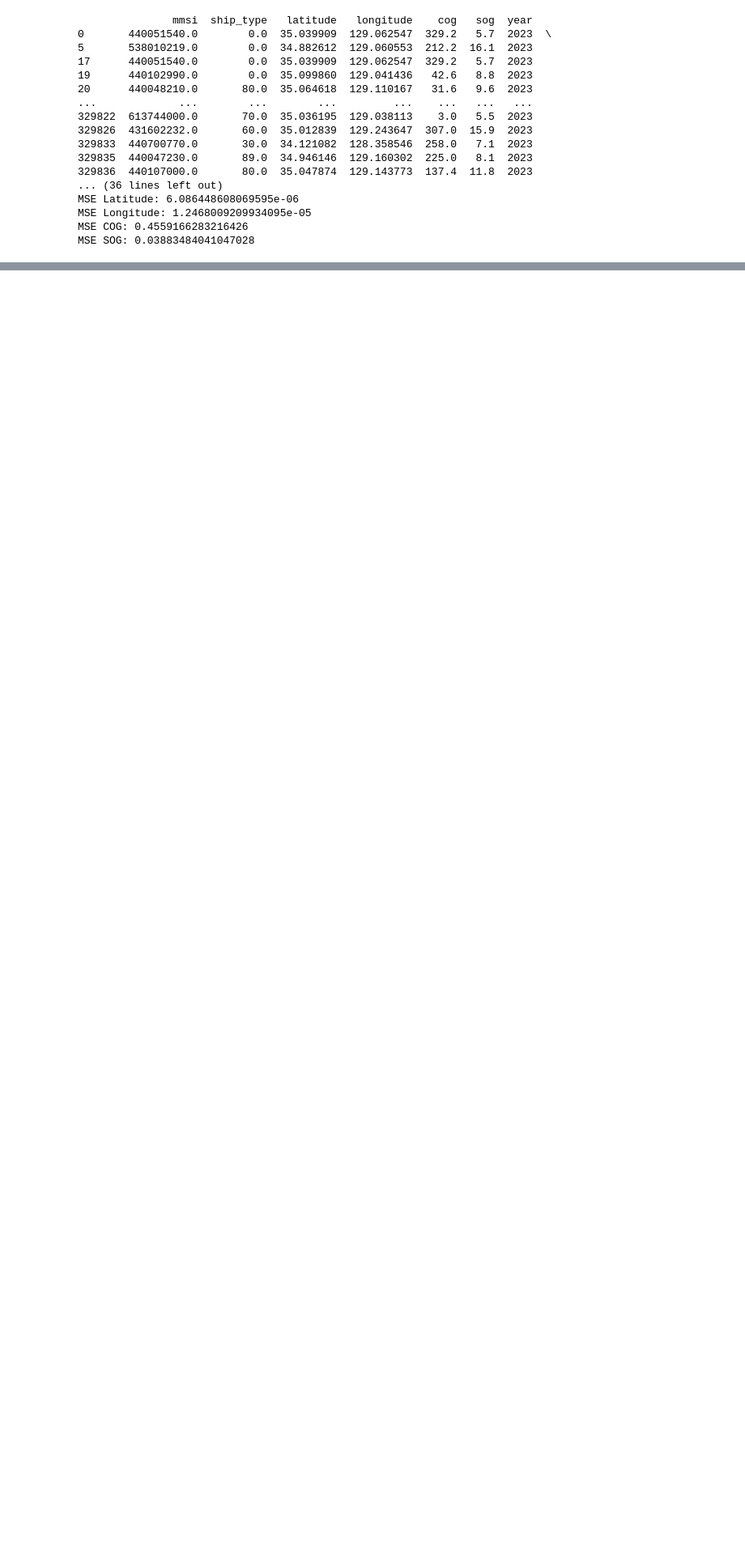
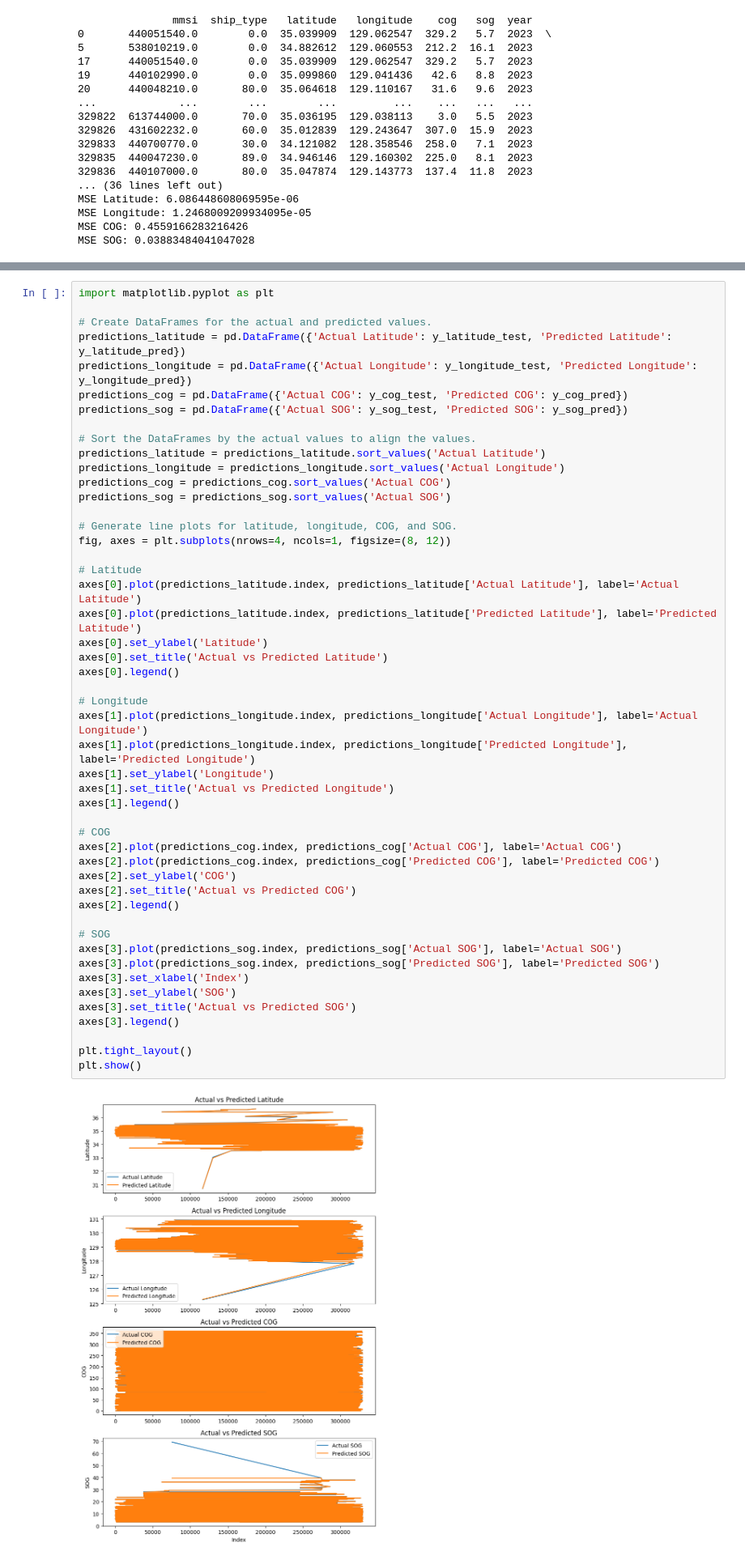
Before and after one commit to JWY0717/Ship_DA, a Jupyter notebook: DA/model/04_GradientBoostingRegressor.ipynb, the cells around one changed output, grey strips where cells are left out. Shown at 81% size. Saved outputs shown, nothing was run; the diff lists cells and outputs as text; blank space fills up the shorter version.

```diff
--- a/DA/model/04_GradientBoostingRegressor.ipynb
+++ b/DA/model/04_GradientBoostingRegressor.ipynb
@@ -161,3 +302,54 @@ MSE SOG: 0.03883484041047028
+# %%
+import matplotlib.pyplot as plt
+
+# Create DataFrames for the actual and predicted values.
+predictions_latitude = pd.DataFrame({'Actual Latitude': y_latitude_test, 'Predicted Latitude': y_latitude_pred})
+predictions_longitude = pd.DataFrame({'Actual Longitude': y_longitude_test, 'Predicted Longitude': y_longitude_pred})
+predictions_cog = pd.DataFrame({'Actual COG': y_cog_test, 'Predicted COG': y_cog_pred})
+predictions_sog = pd.DataFrame({'Actual SOG': y_sog_test, 'Predicted SOG': y_sog_pred})
+
+# Sort the DataFrames by the actual values to align the values.
+predictions_latitude = predictions_latitude.sort_values('Actual Latitude')
+predictions_longitude = predictions_longitude.sort_values('Actual Longitude')
+predictions_cog = predictions_cog.sort_values('Actual COG')
+predictions_sog = predictions_sog.sort_values('Actual SOG')
+
+# Generate line plots for latitude, longitude, COG, and SOG.
+fig, axes = plt.subplots(nrows=4, ncols=1, figsize=(8, 12))
+
+# Latitude
+axes[0].plot(predictions_latitude.index, predictions_latitude['Actual Latitude'], label='Actual Latitude')
+axes[0].plot(predictions_latitude.index, predictions_latitude['Predicted Latitude'], label='Predicted Latitude')
+axes[0].set_ylabel('Latitude')
+axes[0].set_title('Actual vs Predicted Latitude')
+axes[0].legend()
+
+# Longitude
+axes[1].plot(predictions_longitude.index, predictions_longitude['Actual Longitude'], label='Actual Longitude')
+axes[1].plot(predictions_longitude.index, predictions_longitude['Predicted Longitude'], label='Predicted Longitude')
+axes[1].set_ylabel('Longitude')
+axes[1].set_title('Actual vs Predicted Longitude')
+axes[1].legend()
+
+# COG
+axes[2].plot(predictions_cog.index, predictions_cog['Actual COG'], label='Actual COG')
+axes[2].plot(predictions_cog.index, predictions_cog['Predicted COG'], label='Predicted COG')
+axes[2].set_ylabel('COG')
+axes[2].set_title('Actual vs Predicted COG')
+axes[2].legend()
+
+# SOG
+axes[3].plot(predictions_sog.index, predictions_sog['Actual SOG'], label='Actual SOG')
+axes[3].plot(predictions_sog.index, predictions_sog['Predicted SOG'], label='Predicted SOG')
+axes[3].set_xlabel('Index')
+axes[3].set_ylabel('SOG')
+axes[3].set_title('Actual vs Predicted SOG')
+axes[3].legend()
+
+plt.tight_layout()
+plt.show()
+# %% [output]
+[figure, added]
 # %%
 import pickle
 
```
Also changed, not shown: parts of 5 cells of this notebook, 27 other files.
